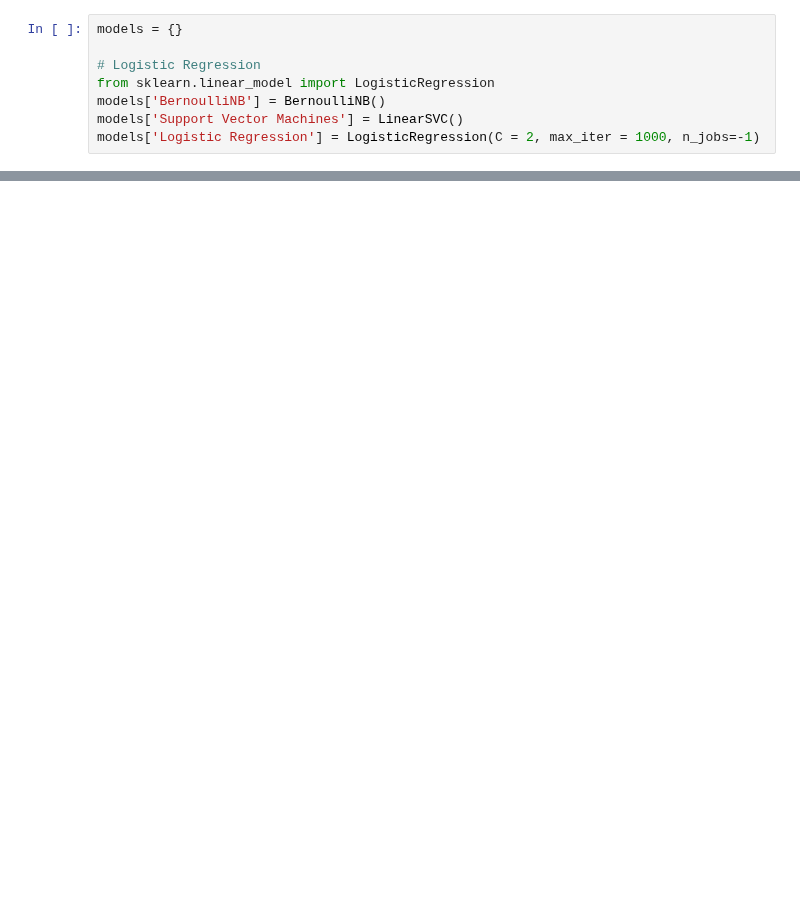
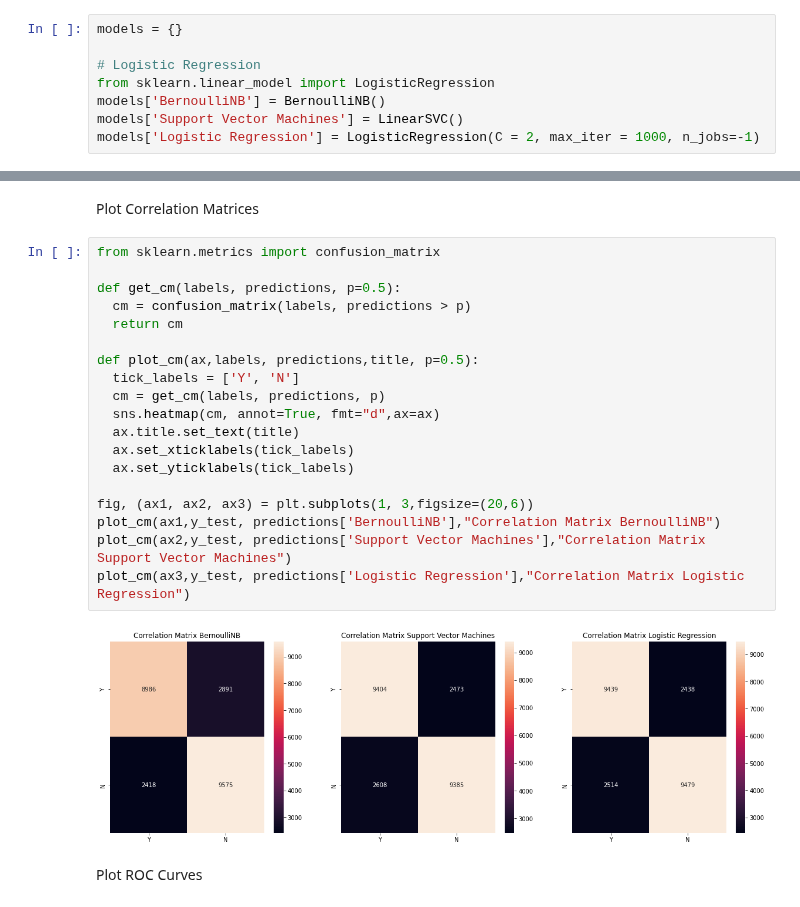
Before and after one commit to claredavies/MachineLearningCoursework, a Jupyter notebook: Assignment2/MachineLearningAssignment2SentimentAnalysis.ipynb, the cells around one changed output, grey strips where cells are left out. Drawn from its saved outputs; the diff is of its cells as text; blank space fills up the shorter version.

```diff
--- a/Assignment2/MachineLearningAssignment2SentimentAnalysis.ipynb
+++ b/Assignment2/MachineLearningAssignment2SentimentAnalysis.ipynb
@@ -426,0 +410,25 @@ plt.tight_layout()
+# %% [markdown]
+Plot Correlation Matrices
+# %%
+from sklearn.metrics import confusion_matrix
+
+def get_cm(labels, predictions, p=0.5):
+  cm = confusion_matrix(labels, predictions > p)
+  return cm
+
+def plot_cm(ax,labels, predictions,title, p=0.5):
+  tick_labels = ['Y', 'N']
+  cm = get_cm(labels, predictions, p)
+  sns.heatmap(cm, annot=True, fmt="d",ax=ax)
+  ax.title.set_text(title)
+  ax.set_xticklabels(tick_labels)
+  ax.set_yticklabels(tick_labels)
+
+fig, (ax1, ax2, ax3) = plt.subplots(1, 3,figsize=(20,6))
+plot_cm(ax1,y_test, predictions['BernoulliNB'],"Correlation Matrix BernoulliNB")
+plot_cm(ax2,y_test, predictions['Support Vector Machines'],"Correlation Matrix Support Vector Machines")
+plot_cm(ax3,y_test, predictions['Logistic Regression'],"Correlation Matrix Logistic Regression")
+# %% [output]
+[figure, added]
+# %% [markdown]
+Plot ROC Curves
```
Also changed, not shown: parts of 21 cells of this notebook.
